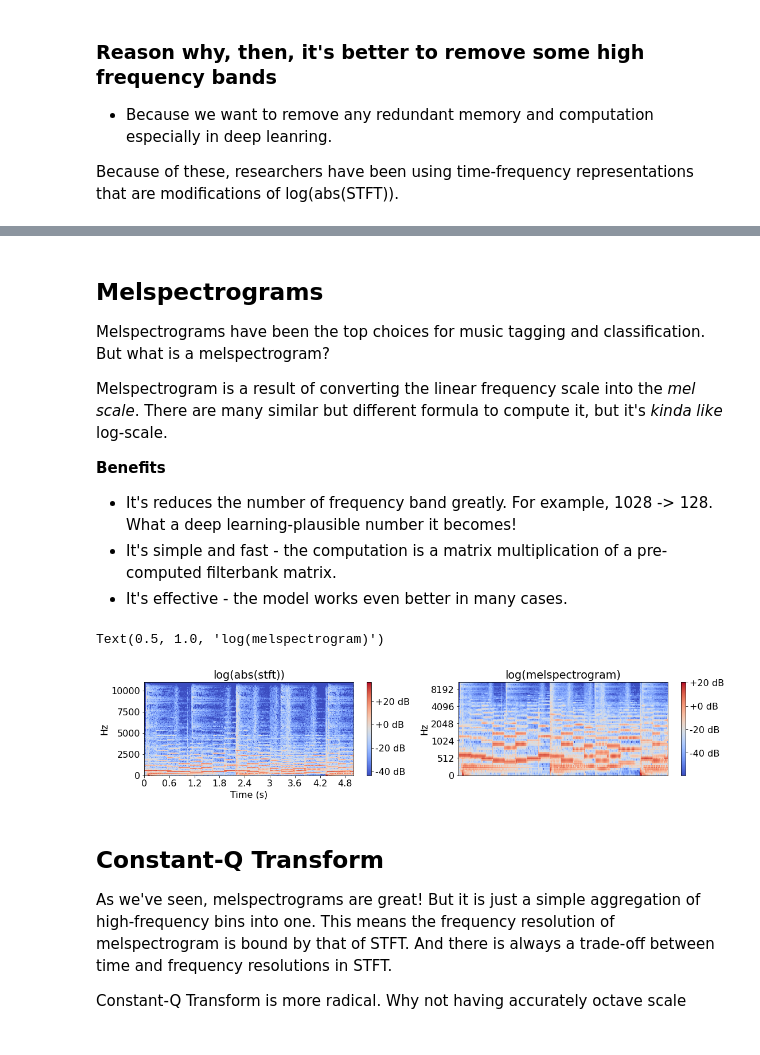
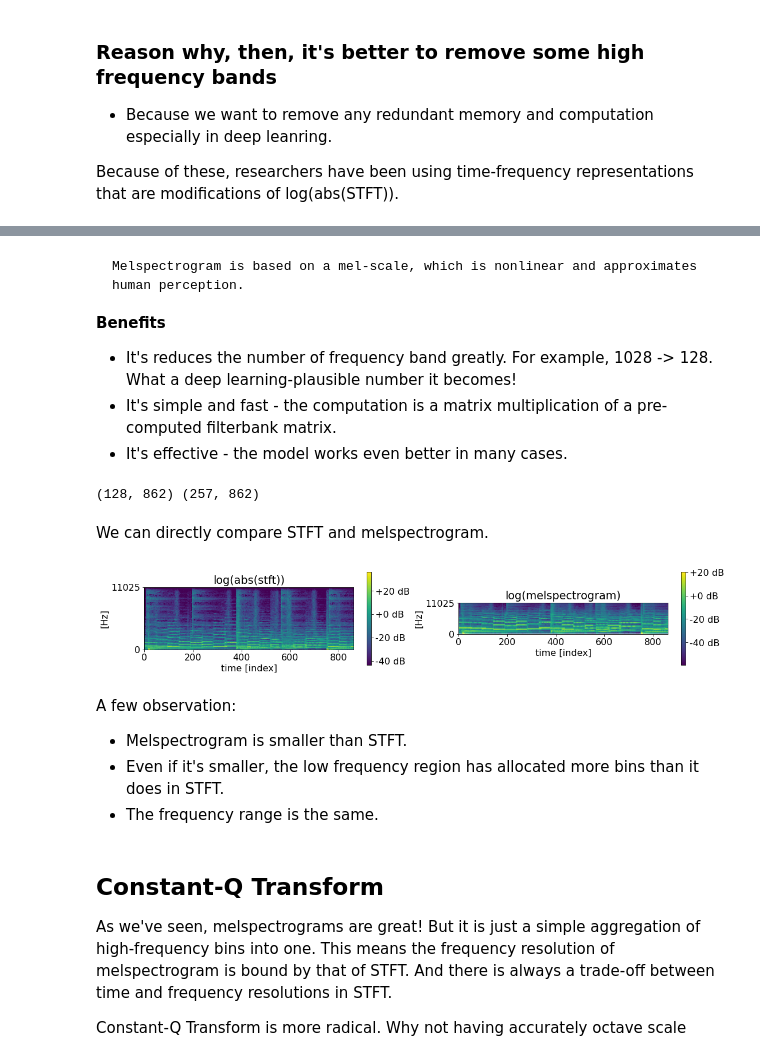
Before and after one commit to music-classification/tutorial, a Jupyter notebook: book/part2_basics/input-representations.ipynb, the cells around one changed output, grey strips where cells are left out. Cells and saved outputs as stored; diff of their text form; code cells hidden in the pictures.

````diff
--- a/book/part2_basics/input-representations.ipynb
+++ b/book/part2_basics/input-representations.ipynb
@@ -284,9 +311,7 @@ Because of these, researchers have been using time-frequency representations tha
 # %% [markdown]
-## Melspectrograms
-
-Melspectrograms have been the top choices for music tagging and classification. But what is a melspectrogram?
-
-Melspectrogram is a result of converting the linear frequency scale into the *mel scale*. There are many similar but different formula to compute it, but it's *kinda like* log-scale.
+```{note}
+Melspectrogram is based on a mel-scale, which is nonlinear and approximates human perception.
+```
 
 **Benefits**
 - It's reduces the number of frequency band greatly. For example, 1028 -> 128. What a deep learning-plausible number it becomes!
@@ -295,23 +320,35 @@ Melspectrogram is a result of converting the linear frequency scale into the *me
 # %%
 log_melgram = librosa.power_to_db(
     np.abs(
-        librosa.feature.melspectrogram(src, sr=SR, n_fft=n_fft, hop_length=hop_length, power=2.0)
+        librosa.feature.melspectrogram(src, sr=SR, n_fft=n_fft, hop_length=hop_length, power=2.0,
+                                      n_mels=128)
     )
 )
+print(log_melgram.shape, stft.shape)  # 257 frequency bins became 128 mel bins.
+# %% [output]
+(128, 862) (257, 862)
+# %% [markdown]
+We can directly compare STFT and melspectrogram.
 # %%
-plt.figure(figsize=wide)
+plt.figure(figsize=(wide))
 plt.subplot(1, 2, 1)
-img = librosa.display.specshow(librosa.amplitude_to_db(stft), sr=SR, x_axis='s', y_axis='linear', hop_length=hop_length)
+img = plt.imshow(np.flipud(librosa.amplitude_to_db(stft)))
 plt.colorbar(img, format="%+2.f dB")
-plt.title('log(abs(stft))')
+plt.title('log(abs(stft))'); plt.grid(False);
+plt.yticks([0, n_fft//2], [str(SR // 2), '0']); plt.ylabel('[Hz]'); plt.xlabel('time [index]')
 
 plt.subplot(1, 2, 2)
-img = librosa.display.specshow(log_melgram, y_axis='mel', sr=SR, hop_length=hop_length)
+img = plt.imshow(np.flipud(log_melgram))
 plt.colorbar(img, format="%+2.f dB")
-plt.title('log(melspectrogram)')
+plt.title('log(melspectrogram)');  plt.grid(False);plt.yticks([]);
+plt.yticks([0, 128], [str(SR // 2), '0']); plt.ylabel('[Hz]'); plt.xlabel('time [index]');
 # %% [output]
-Text(0.5, 1.0, 'log(melspectrogram)')
-[figure, old version]
+[figure, new version]
+# %% [markdown]
+A few observation:
+ - Melspectrogram is smaller than STFT.
+ - Even if it's smaller, the low frequency region has allocated more bins than it does in STFT.
+ - The frequency range is the same.
 # %% [markdown]
 ## Constant-Q Transform
 
````
Also changed, not shown: parts of 10 cells of this notebook, 6 other files.
